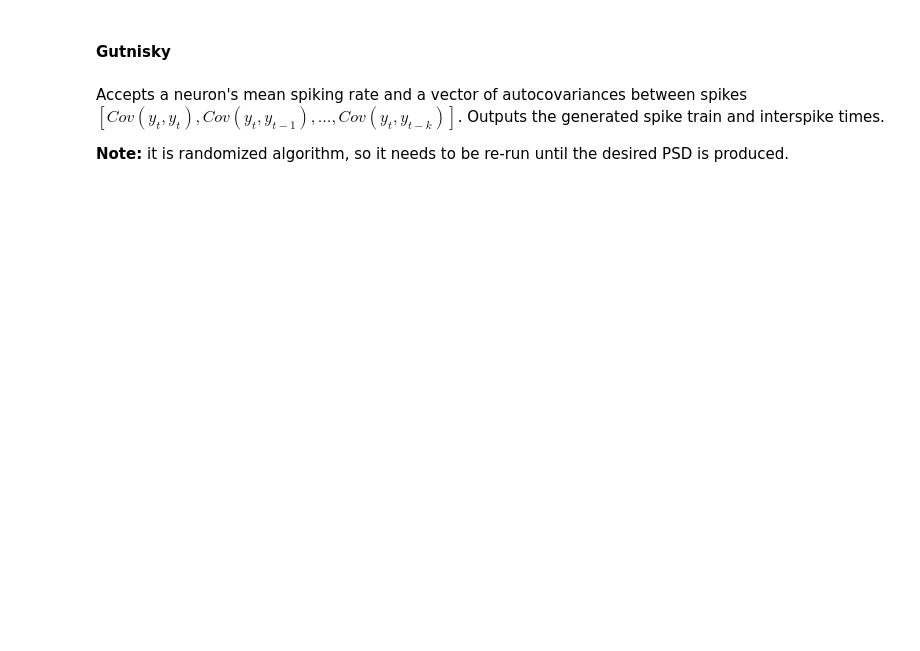
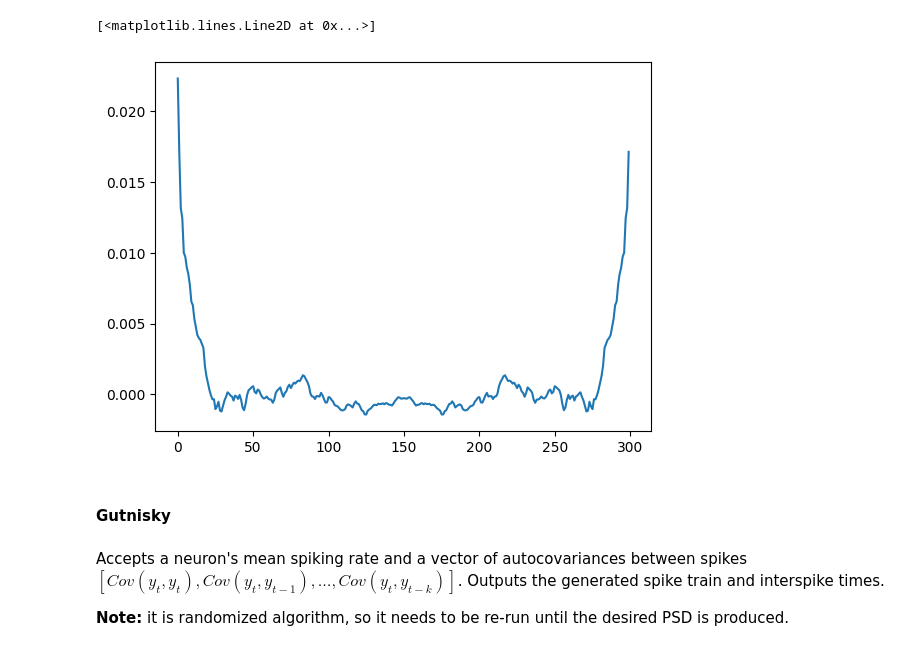
Before and after one commit to V-Marco/spike_generators, a Jupyter notebook: spike_test.ipynb, the cells around one changed output. Saved outputs shown, nothing was run; the diff lists cells and outputs as text; code cells hidden in the pictures; blank space fills up the shorter version.

```diff
--- a/spike_test.ipynb
+++ b/spike_test.ipynb
@@ -8,0 +56,6 @@ spike_train_autocov = 1 / np.arange(1, spike_train_length + 1)
+# %%
+autocov = ifft(psd, 300)
+plt.plot(autocov)
+# %% [output]
+[<matplotlib.lines.Line2D at 0x...>]
+[figure, added]
```
Also changed, not shown: parts of 16 cells of this notebook, 2 other files.
